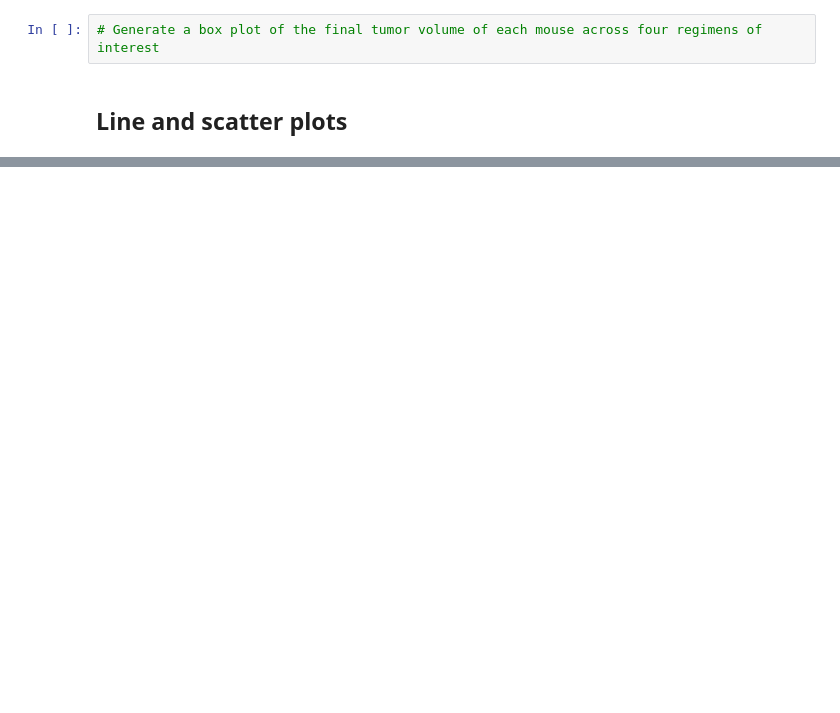
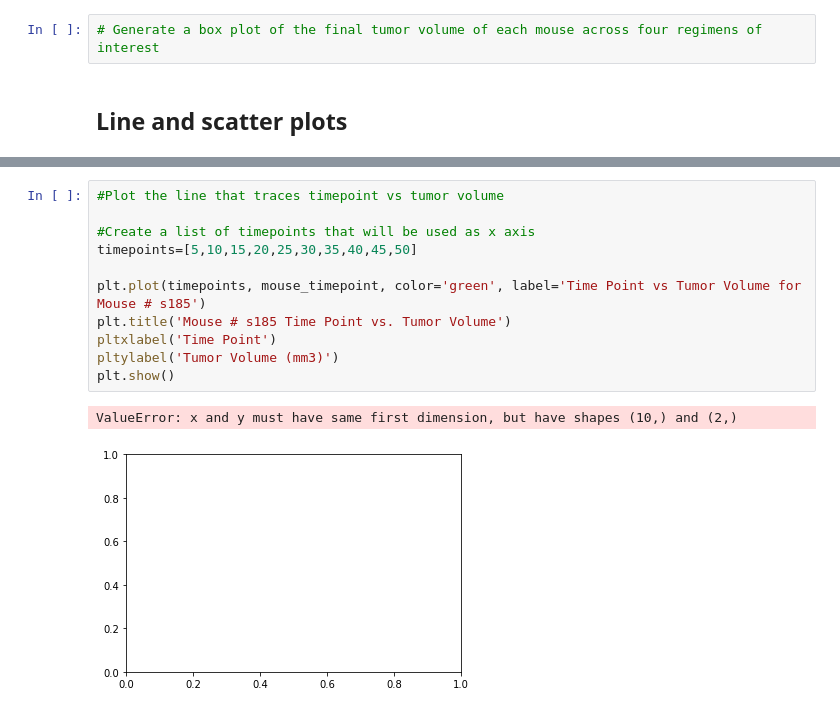
Before and after one commit to kyranduncan/Matplotlib_Challenge, a Jupyter notebook: pymaceuticals_starter.ipynb, the cells around one changed output, grey strips where cells are left out. Saved outputs shown, nothing was run; the diff lists cells and outputs as text; blank space fills up the shorter version.

```diff
--- a/pymaceuticals_starter.ipynb
+++ b/pymaceuticals_starter.ipynb
@@ -364,2 +395,16 @@ SyntaxError: unexpected character after line continuation character (<ipython-in
+# %%
+#Plot the line that traces timepoint vs tumor volume
+
+#Create a list of timepoints that will be used as x axis
+timepoints=[5,10,15,20,25,30,35,40,45,50]
+
+plt.plot(timepoints, mouse_timepoint, color='green', label='Time Point vs Tumor Volume for Mouse # s185')
+plt.title('Mouse # s185 Time Point vs. Tumor Volume')
+pltxlabel('Time Point')
+pltylabel('Tumor Volume (mm3)')
+plt.show()
+# %% [output]
+ValueError: x and y must have same first dimension, but have shapes (10,) and (2,)
+[figure, added]
 # %%
 # Generate a scatter plot of mouse weight versus average tumor volume for the Capomulin regimen
```
Also changed, not shown: parts of 8 cells of this notebook.
